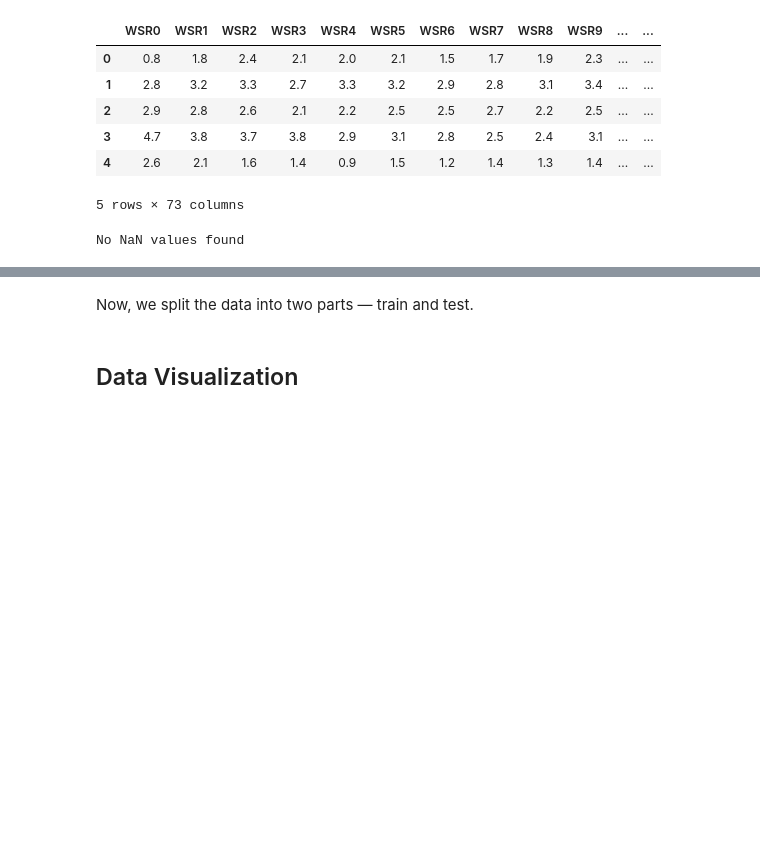
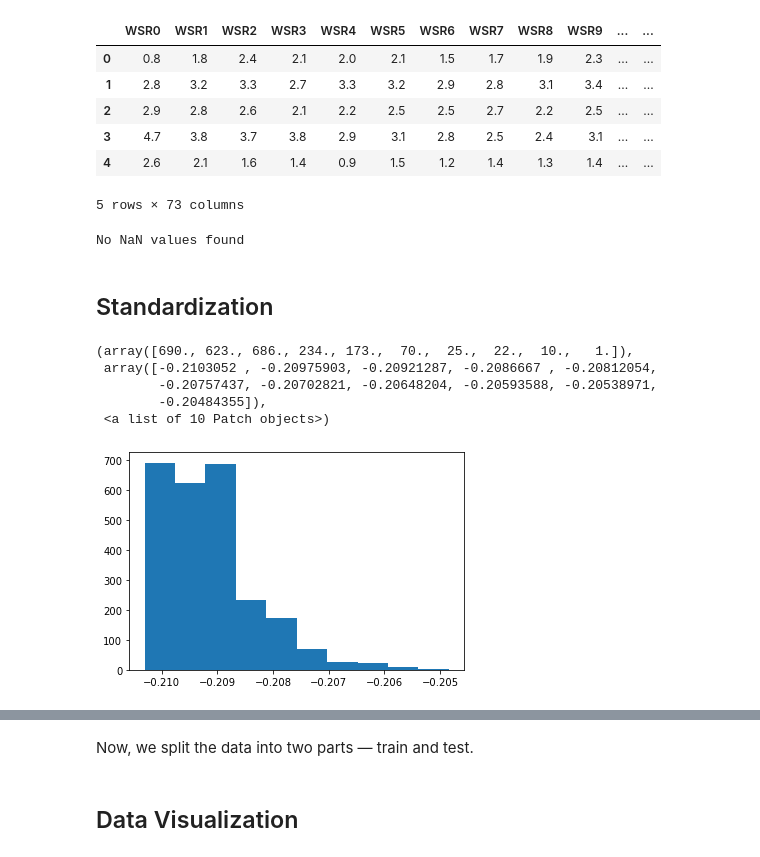
Before and after one commit to aaakashkumar/Ozone-Level-Detection, a Jupyter notebook: DSDA_Project_—_Ozone_Level_Detection.ipynb, the cells around one changed output, grey strips where cells are left out. Drawn from its saved outputs; the diff is of its cells as text; code cells hidden in the pictures; blank space fills up the shorter version.

```diff
--- a/DSDA_Project_—_Ozone_Level_Detection.ipynb
+++ b/DSDA_Project_—_Ozone_Level_Detection.ipynb
@@ -129,3 +129,14 @@ No NaN values found
 # %%
 # Cleaning data using Imputer Class
 X = imputer.fit_transform(X)
+# %% [markdown]
+## Standardization
+# %%
+plt.hist(X[:,1])
+# %% [output]
+(array([690., 623., 686., 234., 173.,  70.,  25.,  22.,  10.,   1.]),
+ array([-0.2103052 , -0.20975903, -0.20921287, -0.2086667 , -0.20812054,
+        -0.20757437, -0.20702821, -0.20648204, -0.20593588, -0.20538971,
+        -0.20484355]),
+ <a list of 10 Patch objects>)
+[figure, added]
```
Also changed, not shown: parts of 7 cells of this notebook.
